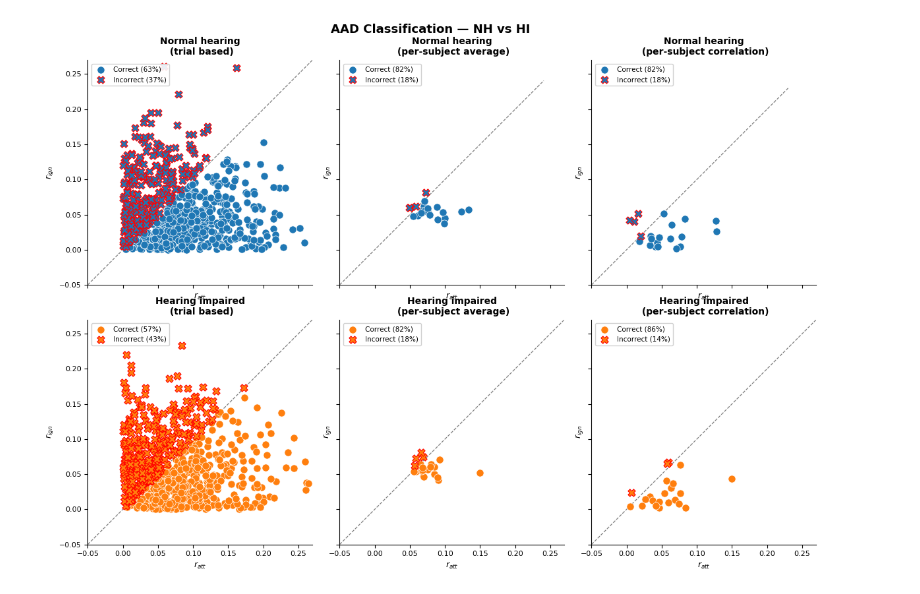
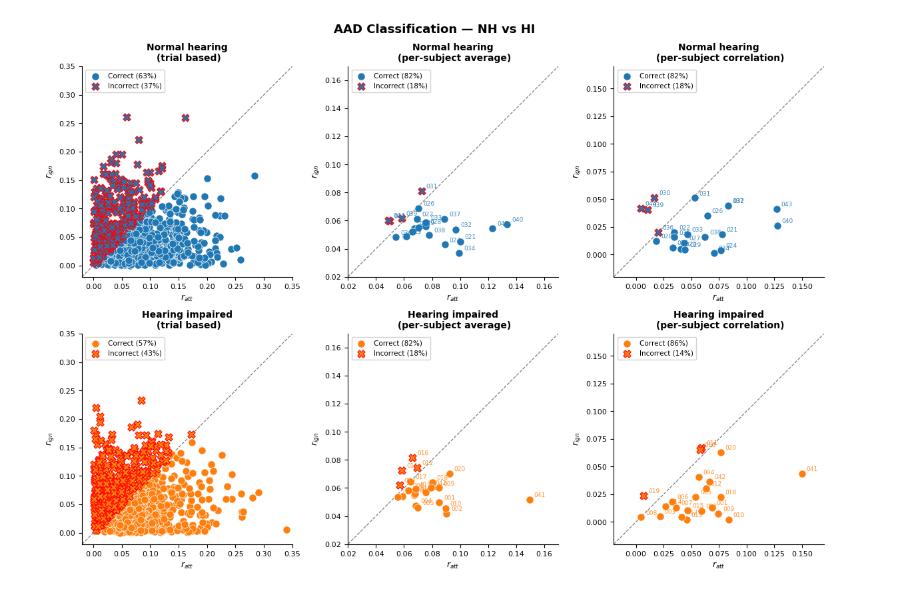
Before and after one commit to manito-coder/Beyond-TRFs, a Jupyter notebook: across-datasets/hearing-impaired-fuglsang/figures.ipynb, the cells around one changed output. Drawn from its saved outputs; the diff is of its cells as text; code cells hidden in the pictures.

Commit message:
beautify plot

```diff
--- a/across-datasets/hearing-impaired-fuglsang/figures.ipynb
+++ b/across-datasets/hearing-impaired-fuglsang/figures.ipynb
@@ -6,7 +6,7 @@ from constants import *
 from paths import *
 import helper_functions
 # %%
-def plot_scatter_panel(ax, df, color, title, groupby_subject=False):
+def plot_scatter_panel(ax, df, color, title, groupby_subject=False, annotate=False, lim = [-0.02, 0.35]):
 
     if groupby_subject:
         agg       = df.groupby('subject')[['r_att', 'r_ign']].mean()
@@ -28,13 +28,13 @@ def plot_scatter_panel(ax, df, color, title, groupby_subject=False):
                color=color, edgecolors='red', linewidths=0.8,
                s=65, zorder=3, marker='X', label=f'Incorrect ({1-acc:.0%})')
 
-    # for s, x, y in zip(labels, r_att, r_ign):
-    #     ax.annotate(s, (x, y),
-    #                 textcoords='offset points', xytext=(5, 3),
-    #                 fontsize=6.5, color=color, alpha=0.85)
+    if annotate:
+        for s, x, y in zip(labels, r_att, r_ign):
+            ax.annotate(s, (x, y),
+                        textcoords='offset points', xytext=(5, 3),
+                        fontsize=6.5, color=color, alpha=0.85)
 
     all_r = np.concatenate([r_att, r_ign])
-    lim   = [-0.05, max(all_r) * 1.8]
     ax.plot(lim, lim, 'k--', linewidth=0.9, alpha=0.5, zorder=2)
     ax.set_xlim(lim)
     ax.set_ylim(lim)
@@ -52,7 +52,7 @@ results_hi = pd.read_csv('results_hi.csv')
 results_nh_cat = pd.read_csv('results_nh_cat.csv')
 results_hi_cat = pd.read_csv('results_hi_cat.csv')
 
-fig, axes = plt.subplots(2, 3, figsize=(12, 8.5), sharex=True, sharey=True)
+fig, axes = plt.subplots(2, 3, figsize=(12, 8.5))
 ax_nh1, ax_nh2, ax_nh3 = axes[0]
 ax_hi1, ax_hi2, ax_hi3 = axes[1]
 
@@ -66,38 +66,46 @@ plot_scatter_panel(
     ax_nh2, results_nh,
     color='tab:blue',
     title='Normal hearing\n (per-subject average)',
-    groupby_subject=True
+    groupby_subject=True,
+    annotate=True,
+    lim=[0.02,0.17]
 )
 plot_scatter_panel(
     ax_nh3, results_nh_cat,
     color='tab:blue',
     title='Normal hearing\n (per-subject correlation)',
-    groupby_subject=False
+    groupby_subject=False,
+    annotate=True,
+    lim=[-0.02,0.17]
 )
 
 
 plot_scatter_panel(
     ax_hi1, results_hi,
     color='tab:orange',
     title='Hearing impaired\n (trial based)',
     groupby_subject=False
 )
 plot_scatter_panel(
     ax_hi2, results_hi,
     color='tab:orange',
     title='Hearing impaired\n (per-subject average)',
-    groupby_subject=True
+    groupby_subject=True,
+    annotate=True,
+    lim=[0.02,0.17]
 )
 plot_scatter_panel(
     ax_hi3, results_hi_cat,
     color='tab:orange',
     title='Hearing impaired\n (per-subject correlation)',
-    groupby_subject=False
+    groupby_subject=False,
+    annotate=True,
+    lim=[-0.02,0.17]
 )
 
 fig.suptitle('AAD Classification — NH vs HI', fontsize=13, fontweight='bold')
 fig.tight_layout()
-fig.savefig(FUGLSANG_FIGURES_DIR / 'aad_scatter_nh_hi.png', dpi=150, bbox_inches='tight')
+fig.savefig(FUGLSANG_FIGURES_DIR / 'aad_scatter_nh_hi.png', dpi=170, bbox_inches='tight')
 plt.show()
 # %% [output]
-[figure, old version]
+[figure, new version]
```
